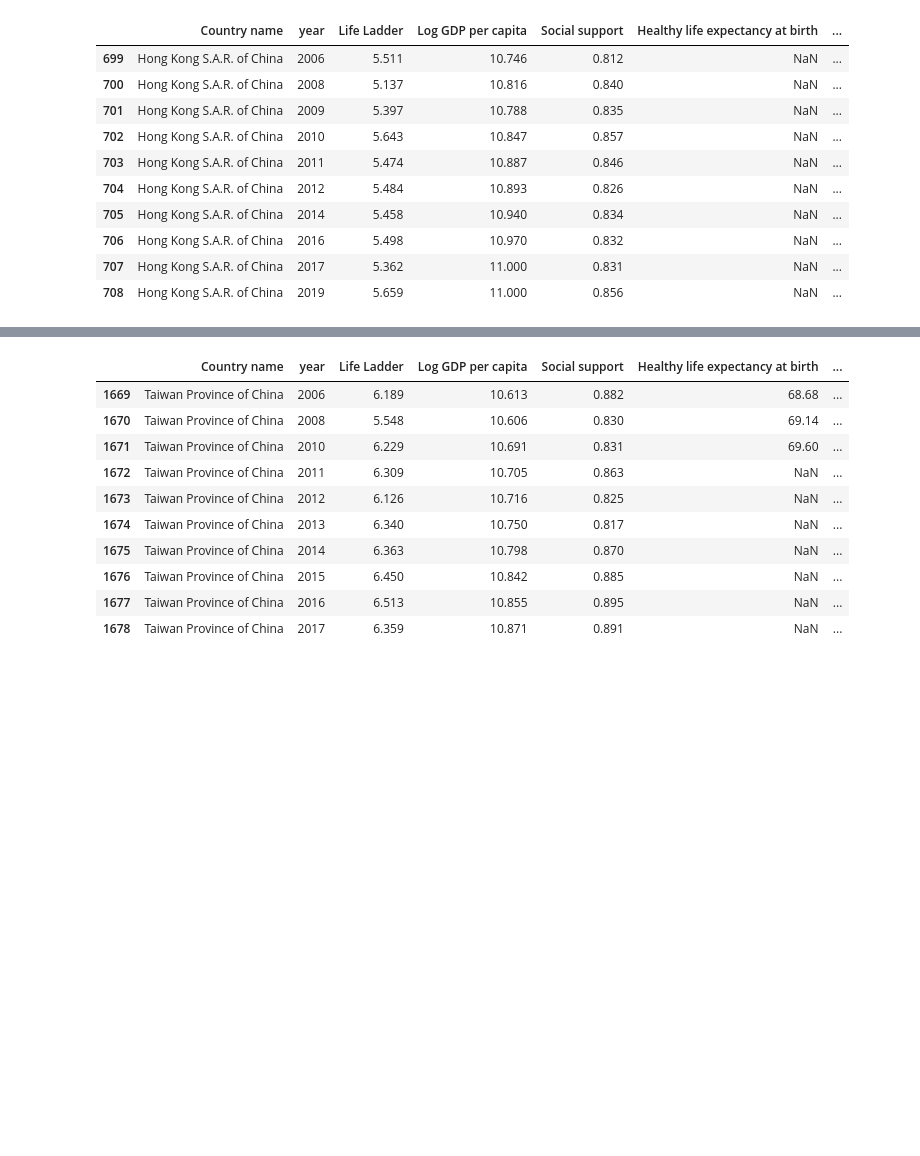
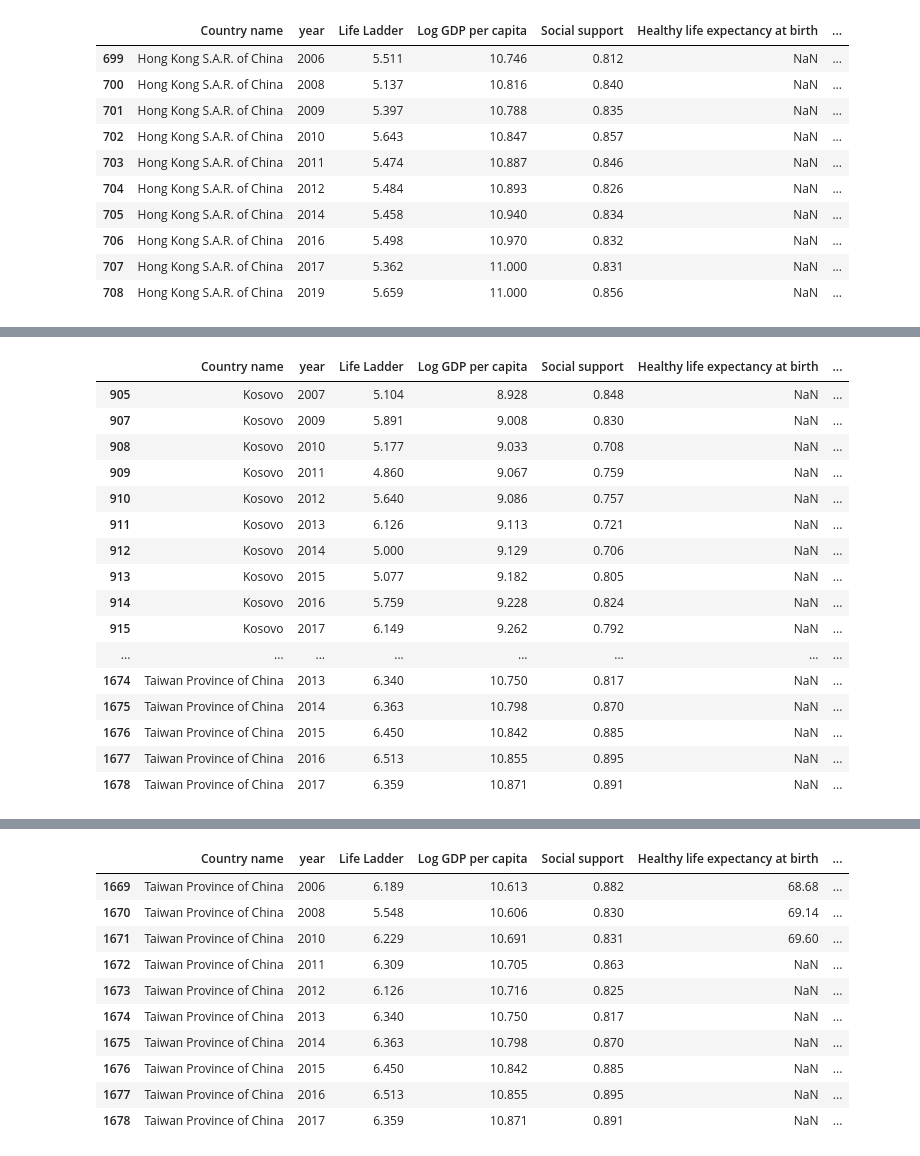
Before and after one commit to hibadatalogicx/World-happiness-, a Jupyter notebook: Data_cleanig.ipynb, the cells around one changed output, grey strips where cells are left out. Cells and saved outputs as stored; diff of their text form; code cells hidden in the pictures; blank space fills up the shorter version.

```diff
--- a/Data_cleanig.ipynb
+++ b/Data_cleanig.ipynb
@@ -182,0 +384,2 @@ df[df["Country name"]=="Hong Kong S.A.R. of China"]
+# %%
+df["Freedom to make life choices"]=df["Freedom to make life choices"].fillna(df["Freedom to make life choices"].mean())
@@ -182,0 +399,20 @@ df[df["Country name"]=="Hong Kong S.A.R. of China"]
+# %%
+df[df["Healthy life expectancy at birth"].isnull()]
+# %% [output]
+|  | Country name | year | Life Ladder | Log GDP per capita | Social support | Healthy life expectancy at birth | ... |
+| 905 | Kosovo | 2007 | 5.104 | 8.928 | 0.848 | NaN | ... |
+| 907 | Kosovo | 2009 | 5.891 | 9.008 | 0.830 | NaN | ... |
+| 908 | Kosovo | 2010 | 5.177 | 9.033 | 0.708 | NaN | ... |
+| 909 | Kosovo | 2011 | 4.860 | 9.067 | 0.759 | NaN | ... |
+| 910 | Kosovo | 2012 | 5.640 | 9.086 | 0.757 | NaN | ... |
+| 911 | Kosovo | 2013 | 6.126 | 9.113 | 0.721 | NaN | ... |
+| 912 | Kosovo | 2014 | 5.000 | 9.129 | 0.706 | NaN | ... |
+| 913 | Kosovo | 2015 | 5.077 | 9.182 | 0.805 | NaN | ... |
+| 914 | Kosovo | 2016 | 5.759 | 9.228 | 0.824 | NaN | ... |
+| 915 | Kosovo | 2017 | 6.149 | 9.262 | 0.792 | NaN | ... |
+| ... | ... | ... | ... | ... | ... | ... | ... |
+| 1674 | Taiwan Province of China | 2013 | 6.340 | 10.750 | 0.817 | NaN | ... |
+| 1675 | Taiwan Province of China | 2014 | 6.363 | 10.798 | 0.870 | NaN | ... |
+| 1676 | Taiwan Province of China | 2015 | 6.450 | 10.842 | 0.885 | NaN | ... |
+| 1677 | Taiwan Province of China | 2016 | 6.513 | 10.855 | 0.895 | NaN | ... |
+| 1678 | Taiwan Province of China | 2017 | 6.359 | 10.871 | 0.891 | NaN | ... |
```
Also changed, not shown: parts of 45 cells of this notebook.
